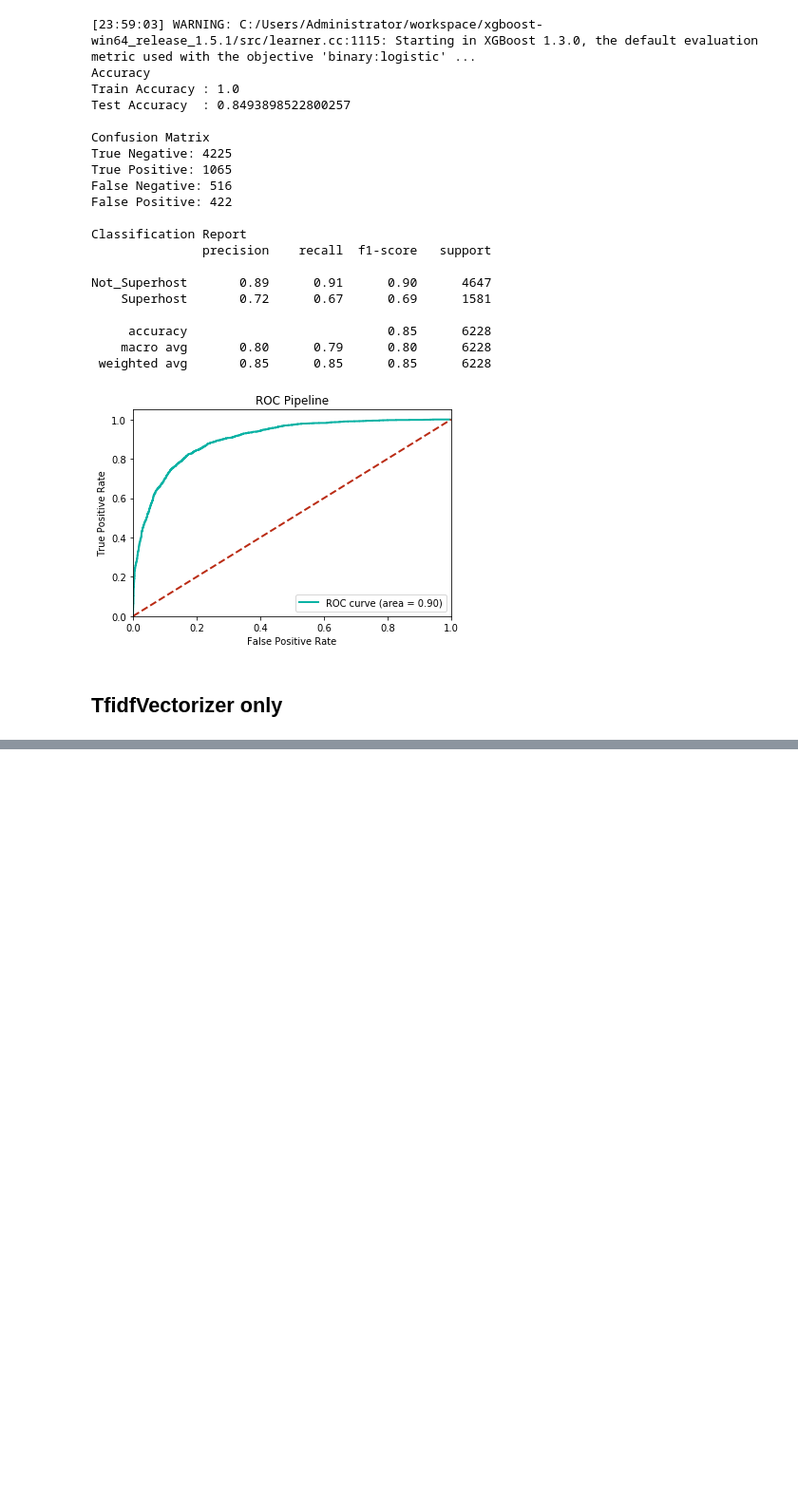
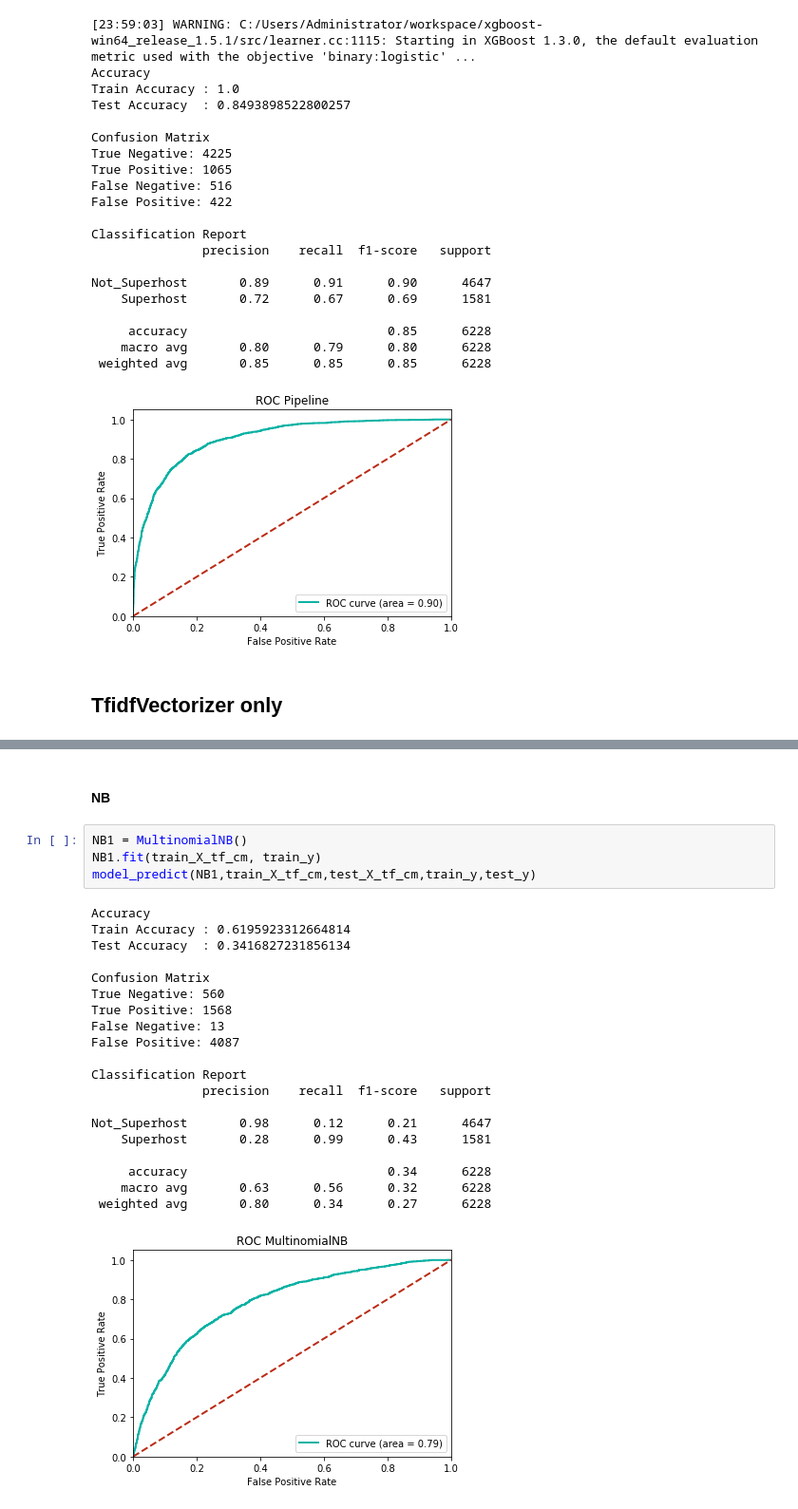
Before and after one commit to sharechanxd/bios625_fp, a Jupyter notebook: code/host/Host_models.ipynb, the cells around one changed output, grey strips where cells are left out. Shown: that part at 95% size. Saved outputs shown, nothing was run; the diff lists cells and outputs as text; blank space fills up the shorter version.

```diff
--- a/code/host/Host_models.ipynb
+++ b/code/host/Host_models.ipynb
@@ -368,0 +405,27 @@ Not_Superhost       0.89      0.91      0.90      4647
+# %% [markdown]
+#### NB
+# %%
+NB1 = MultinomialNB()
+NB1.fit(train_X_tf_cm, train_y)
+model_predict(NB1,train_X_tf_cm,test_X_tf_cm,train_y,test_y)
+# %% [output]
+Accuracy
+Train Accuracy : 0.6195923312664814
+Test Accuracy  : 0.3416827231856134
+
+Confusion Matrix
+True Negative: 560
+True Positive: 1568
+False Negative: 13
+False Positive: 4087
+
+Classification Report
+               precision    recall  f1-score   support
+
+Not_Superhost       0.98      0.12      0.21      4647
+    Superhost       0.28      0.99      0.43      1581
+
+     accuracy                           0.34      6228
+    macro avg       0.63      0.56      0.32      6228
+ weighted avg       0.80      0.34      0.27      6228
+[figure, added]
```
Also changed, not shown: parts of 14 cells of this notebook, 5 other files.
